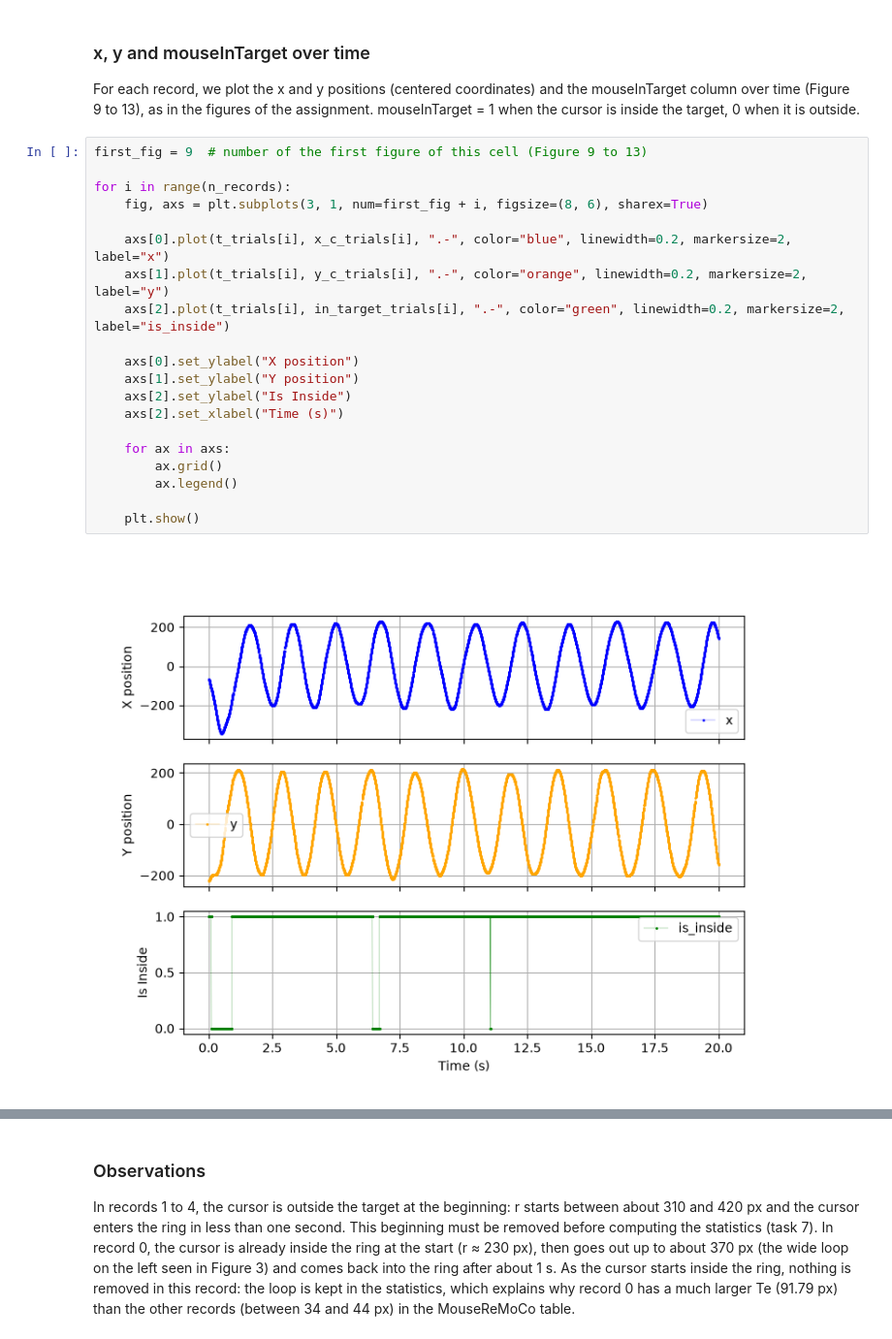
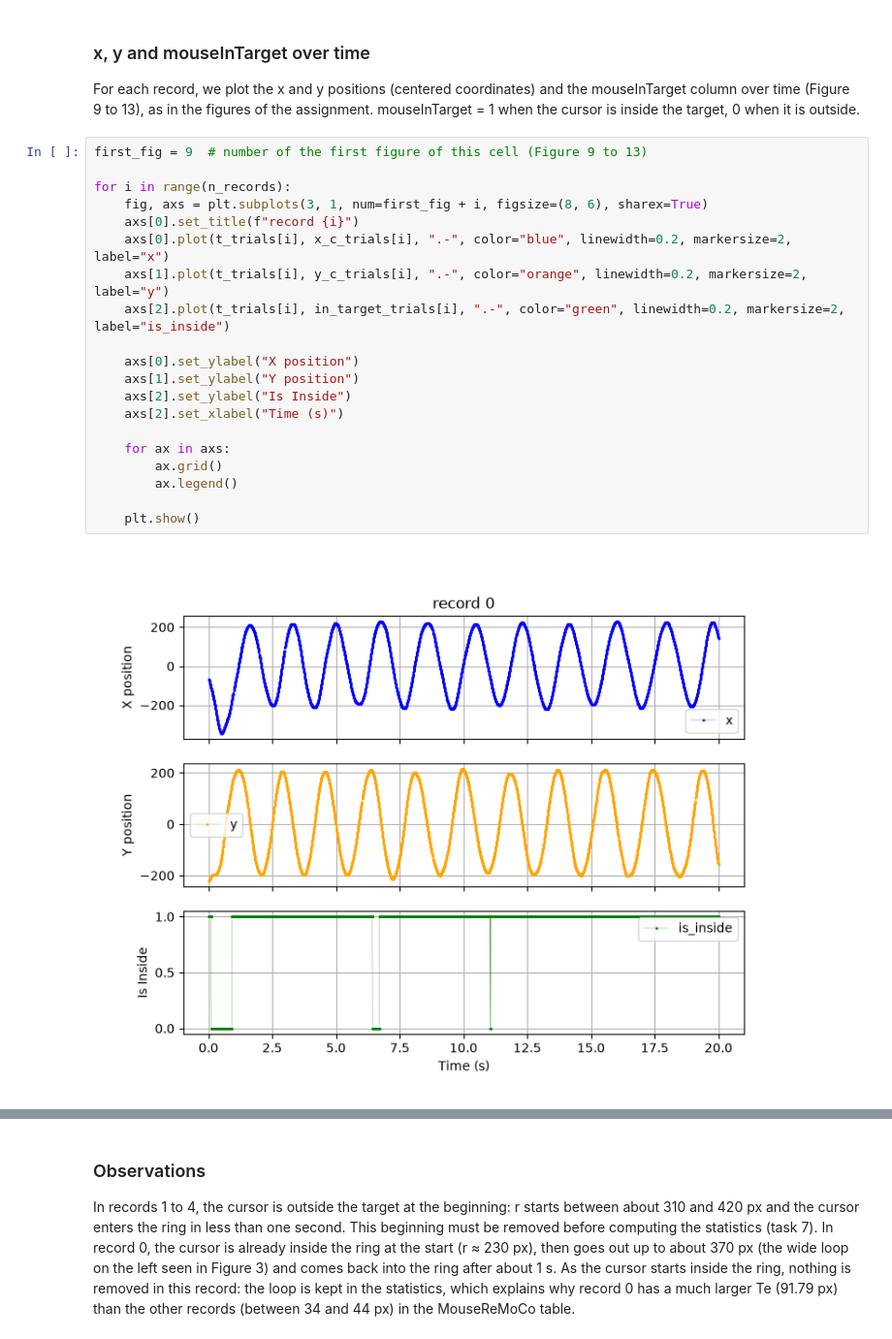
Before and after one commit to jeanne-le-roux-web/circular-task-analysis, a Jupyter notebook: notebooks/02_graphics.ipynb, the cells around one changed output, grey strips where cells are left out. Shown at 97% size. Drawn from its saved outputs; the diff is of its cells as text.

Commit message:
Task 06 - Changes after review
   - Rename the title of task 6
   - Add an explanation of r and theta after the title
   - Add the record name on Figures 9 to 13

```diff
--- a/notebooks/02_graphics.ipynb
+++ b/notebooks/02_graphics.ipynb
@@ -217,22 +221,22 @@ mouseInTarget = 1 when the cursor is inside the target, 0 when it is outside.
 # %%
 first_fig = 9  # number of the first figure of this cell (Figure 9 to 13)
 
 for i in range(n_records):
     fig, axs = plt.subplots(3, 1, num=first_fig + i, figsize=(8, 6), sharex=True)
-
+    axs[0].set_title(f"record {i}")
     axs[0].plot(t_trials[i], x_c_trials[i], ".-", color="blue", linewidth=0.2, markersize=2, label="x")
     axs[1].plot(t_trials[i], y_c_trials[i], ".-", color="orange", linewidth=0.2, markersize=2, label="y")
     axs[2].plot(t_trials[i], in_target_trials[i], ".-", color="green", linewidth=0.2, markersize=2, label="is_inside")
 
     axs[0].set_ylabel("X position")
     axs[1].set_ylabel("Y position")
     axs[2].set_ylabel("Is Inside")
     axs[2].set_xlabel("Time (s)")
 
     for ax in axs:
         ax.grid()
         ax.legend()
 
     plt.show()
 # %% [output]
-[figure, old version]
+[figure, new version]
```
Also changed, not shown: parts of 2 cells of this notebook.
